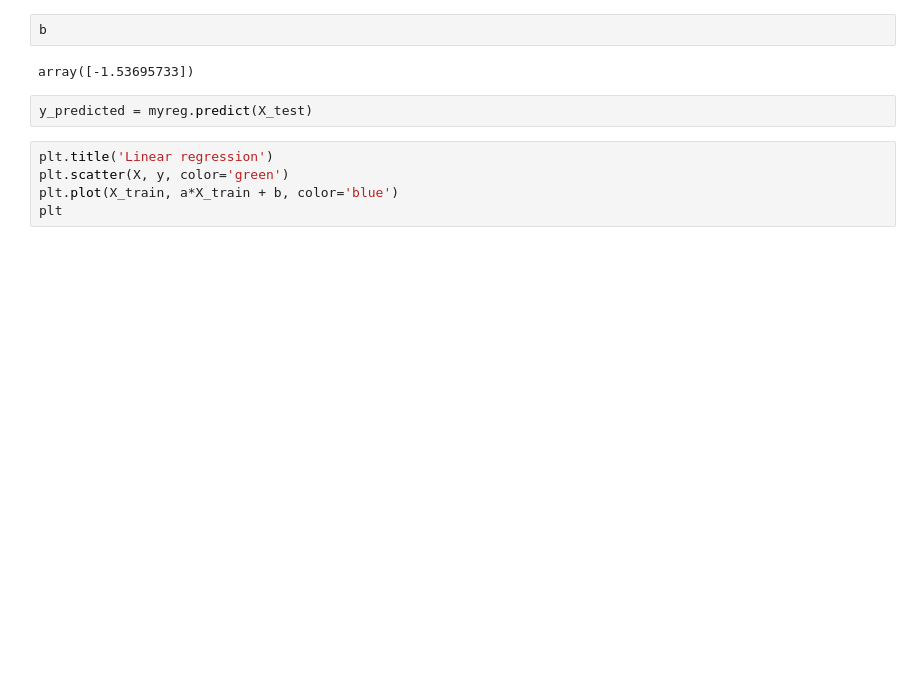
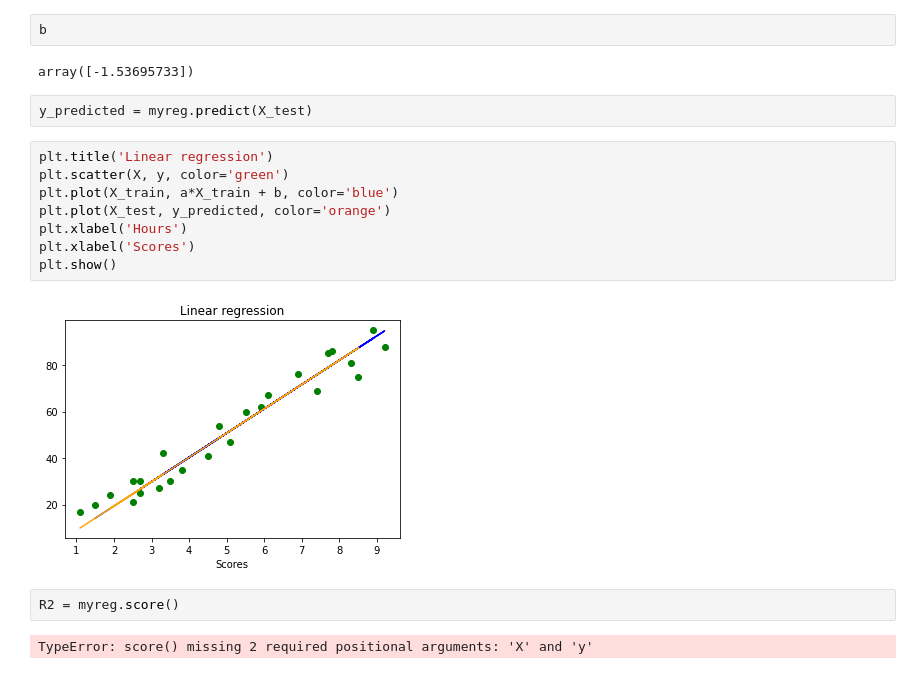
Before and after one commit to PBASOFT/Data-Science, a Jupyter notebook: Linear Regression Demo.ipynb, the cells around one changed output. Cells and saved outputs as stored; diff of their text form; blank space fills up the shorter version.

```diff
--- a/Linear Regression Demo.ipynb
+++ b/Linear Regression Demo.ipynb
@@ -159,5 +159,14 @@ y_predicted = myreg.predict(X_test)
 # %%
 plt.title('Linear regression')
 plt.scatter(X, y, color='green')
 plt.plot(X_train, a*X_train + b, color='blue')
-plt
+plt.plot(X_test, y_predicted, color='orange')
+plt.xlabel('Hours')
+plt.xlabel('Scores')
+plt.show()
+# %% [output]
+[figure, added]
+# %%
+R2 = myreg.score()
+# %% [output]
+TypeError: score() missing 2 required positional arguments: 'X' and 'y'
```
